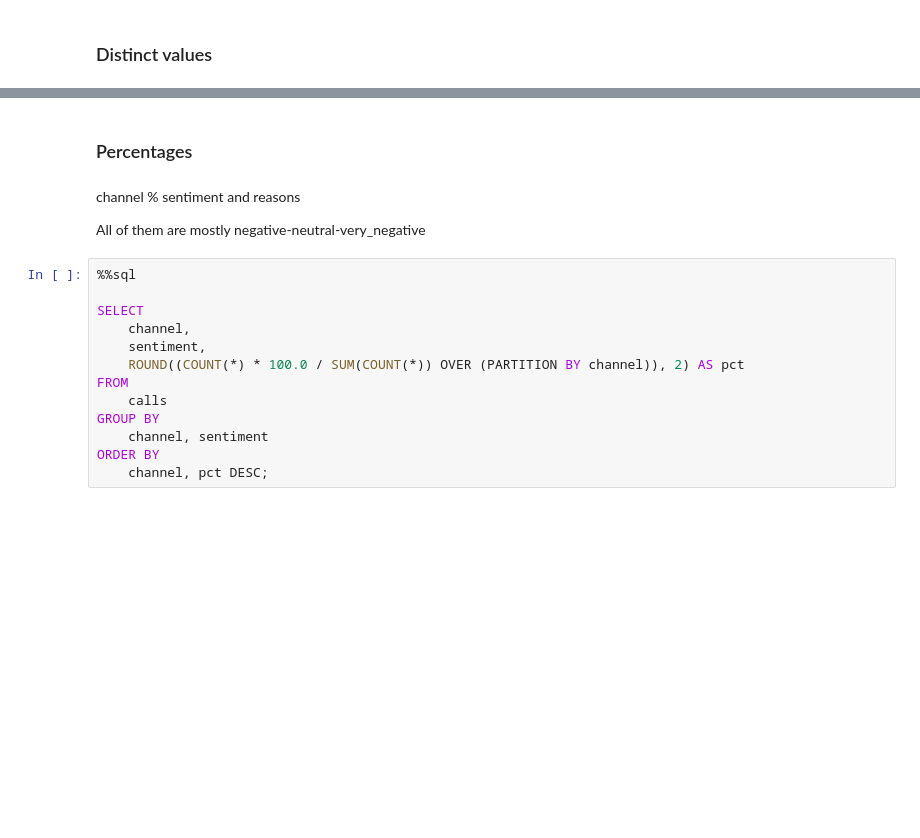
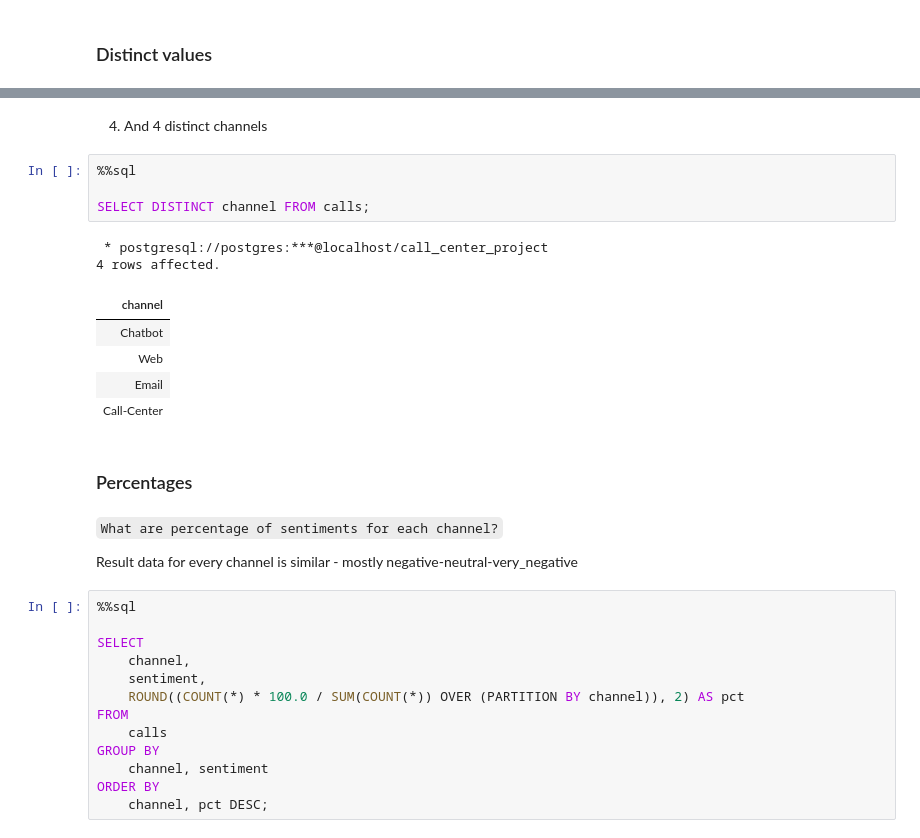
Before and after one commit to mary-zh555/CallCenterProject, a Jupyter notebook: eda.ipynb, the cells around one changed output, grey strips where cells are left out. Cells and saved outputs as stored; diff of their text form; blank space fills up the shorter version.

```diff
--- a/eda.ipynb
+++ b/eda.ipynb
@@ -44,9 +112,23 @@ LIMIT 5
+# %% [markdown]
+4. And 4 distinct channels
+# %%
+%%sql
+
+SELECT DISTINCT channel FROM calls;
+# %% [output]
+ * postgresql://postgres:***@localhost/call_center_project
+4 rows affected.
+| channel |
+| Chatbot |
+| Web |
+| Email |
+| Call-Center |
 # %% [markdown]
 ### Percentages
-# %% [markdown]
-channel % sentiment and reasons
-
-All of them are mostly negative-neutral-very_negative
+# %% [markdown]
+`What are percentage of sentiments for each channel?`
+
+Result data for every channel is similar - mostly negative-neutral-very_negative
 # %%
 %%sql
 
```
Also changed, not shown: parts of 18 cells of this notebook, 1 other file.
